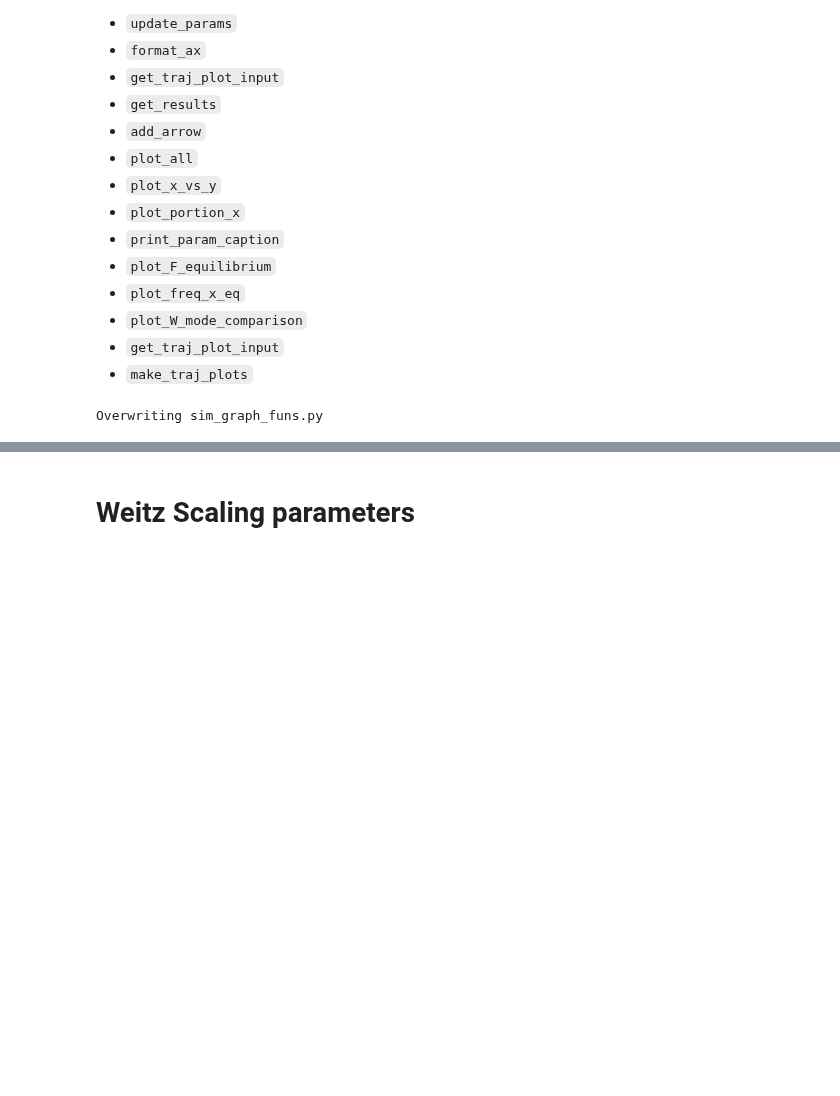
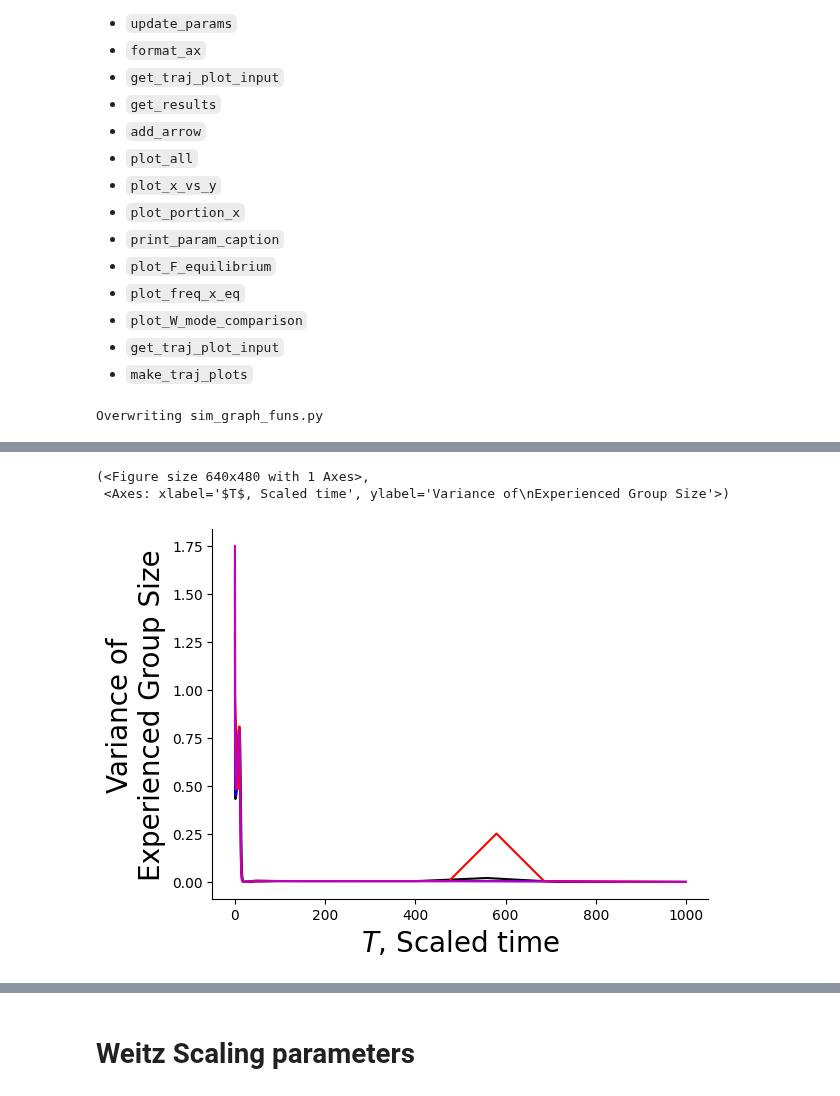
Before and after one commit to taliaborofsky/AdaptiveDynamics_CH_RS, a Jupyter notebook: Functions/sim_graph_funs.ipynb, the cells around one changed output, grey strips where cells are left out. Cells and saved outputs as stored; diff of their text form; code cells hidden in the pictures; blank space fills up the shorter version.

```diff
--- a/Functions/sim_graph_funs.ipynb
+++ b/Functions/sim_graph_funs.ipynb
@@ -556,0 +557,10 @@ get_equilibrium(params)
+# %%
+H = 1
+x_max = 5
+params_base = dict(η1 = 0.2, η2 = 0.5, A = 0.5, β1 = 2, β2 = 1, H1=2*H, H2=H,
+                  α1_of_1=0.05, α2_of_1=0.95,
+                  s1=2, s2=2, α2_fun_type = 'constant',
+                  x_max = x_max, d = 10,
+                 Tx = .01, pop_process = True)
+# %%
+trajectories = get_traj_plot_input(params_base, num_init = 4)
@@ -556,0 +589,7 @@ get_equilibrium(params)
+# %%
+plot_trajectory_vs_T('var', trajectories,
+                     ylab = None, if_legend = False, g_y = None)
+# %% [output]
+(<Figure size 640x480 with 1 Axes>,
+ <Axes: xlabel='$T$, Scaled time', ylabel='Variance of\nExperienced Group Size'>)
+[figure, added]
```
Also changed, not shown: parts of 38 cells of this notebook, 11 other files.
